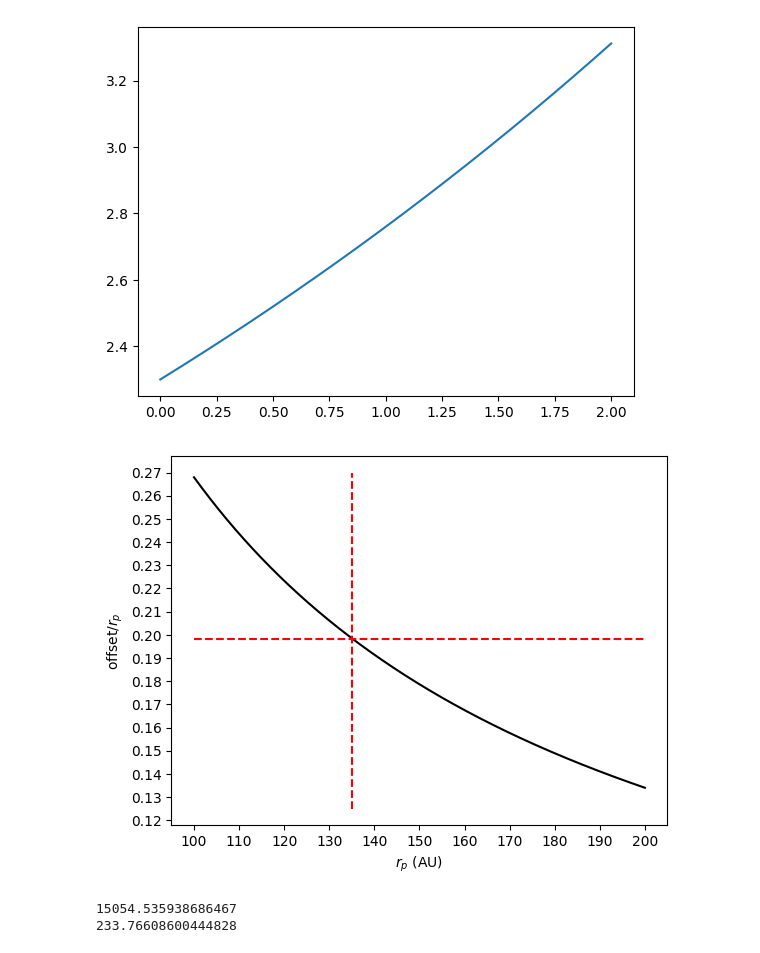
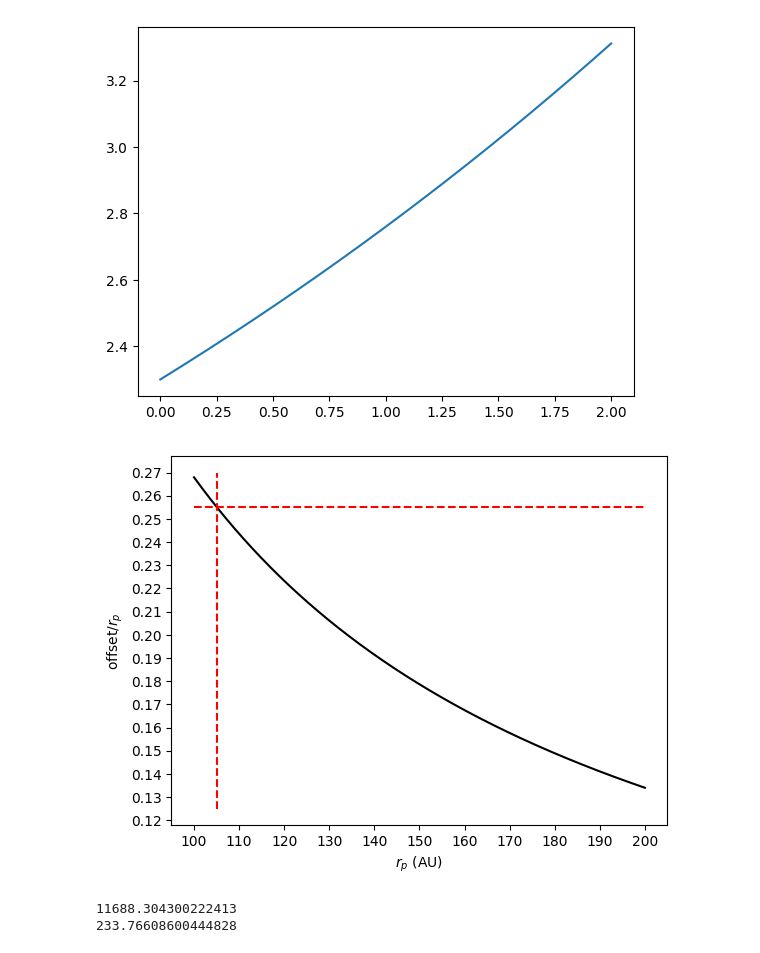
Before and after one commit to danmcl77/masters, a Jupyter notebook: Plotting.ipynb, the cells around one changed output. Saved outputs shown, nothing was run; the diff lists cells and outputs as text; code cells hidden in the pictures.

```diff
--- a/Plotting.ipynb
+++ b/Plotting.ipynb
@@ -150,16 +150,16 @@ plt.plot(beta,opa)
 # %%
 rp = np.linspace(100,200,1000)
 offrp = 26.8/rp
 plt.plot(rp,offrp,color='black')
-plt.plot(135*np.ones(50),np.linspace(0.125,0.27),linestyle='dashed',color='red')
-plt.plot(np.linspace(100,200,50),0.198*np.ones(50),linestyle='dashed',color='red')
+plt.plot(105*np.ones(50),np.linspace(0.125,0.27),linestyle='dashed',color='red')
+plt.plot(np.linspace(100,200,50),0.255*np.ones(50),linestyle='dashed',color='red')
 plt.xlabel('$r_p$ (AU)')
 plt.ylabel('offset/$r_p$')
 plt.locator_params(axis='y',nbins=20)
 plt.locator_params(axis='x',nbins=20)
-plt.savefig('OffsetOverRp.png')
+plt.savefig('OffsetOverRp.pdf',bbox_inches='tight')
 # %% [output]
-[figure, old version]
+[figure, new version]
 # %%
 import math
 def calculate_dust_mass_from_fnu(fnu,dfnu,d,dd,nu):
@@ -202,7 +202,7 @@ def calculate_dust_mass_from_fnu(fnu,dfnu,d,dd,nu):
 
     return
 # %%
-calculate_dust_mass_from_fnu(fnu=3864,dfnu=60,d=370,dd=5,nu=230)
+calculate_dust_mass_from_fnu(fnu=3000,dfnu=60,d=370,dd=5,nu=230)
 # %% [output]
-15054.535938686467
+11688.304300222413
 233.76608600444828
```
Also changed, not shown: parts of 4 cells of this notebook.
